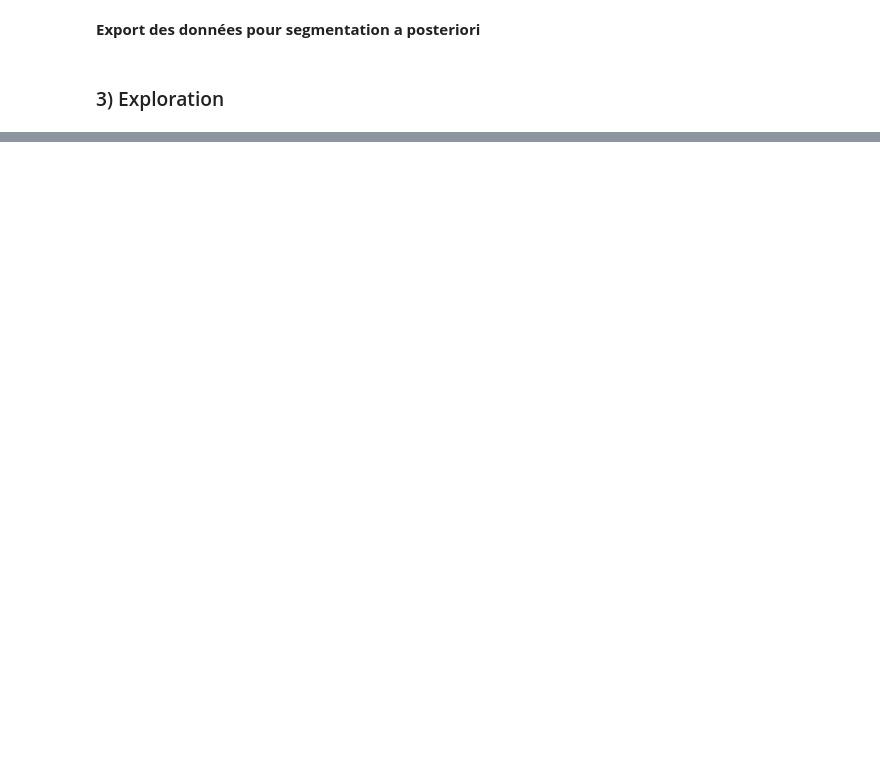
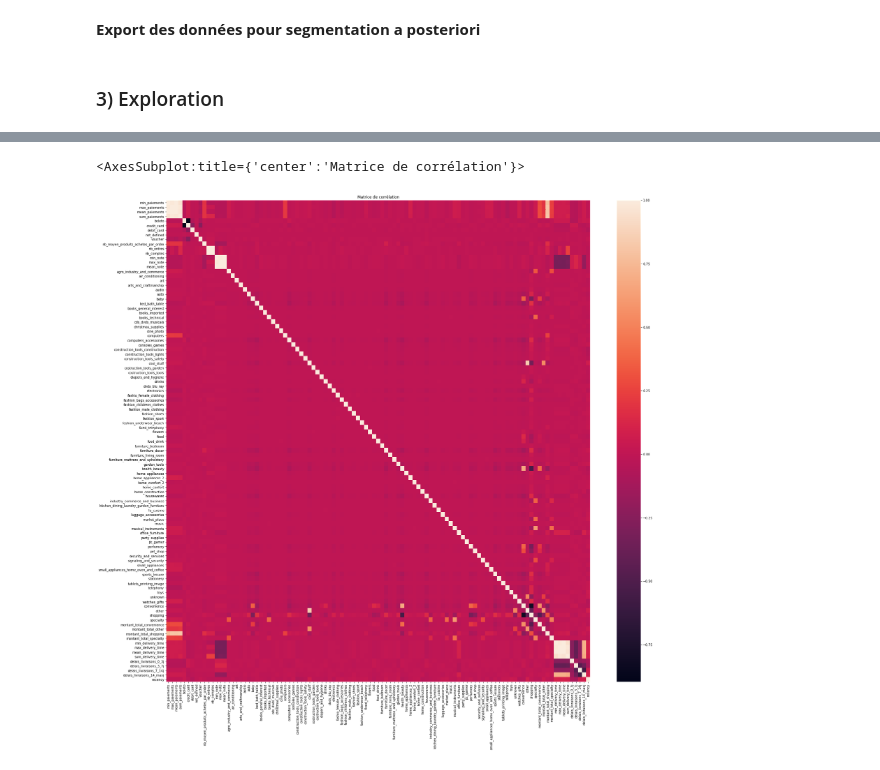
Before and after one commit to Loridan/openclassrooms-iml-projects, a Jupyter notebook: project4/P04_01_notebook_exploration.ipynb, the cells around one changed output, grey strips where cells are left out. Saved outputs shown, nothing was run; the diff lists cells and outputs as text; code cells hidden in the pictures; blank space fills up the shorter version.

```diff
--- a/project4/P04_01_notebook_exploration.ipynb
+++ b/project4/P04_01_notebook_exploration.ipynb
@@ -1016,0 +1135,9 @@ df_customers.to_csv("data/df_customers.csv")
+# %%
+df_corr=df_customers.corr()
+# %%
+plt.figure(figsize=(30,28))
+plt.title("Matrice de corrélation")
+sns.heatmap(df_corr)
+# %% [output]
+<AxesSubplot:title={'center':'Matrice de corrélation'}>
+[figure, added]
```
Also changed, not shown: parts of 52 cells of this notebook, 51 other files.
